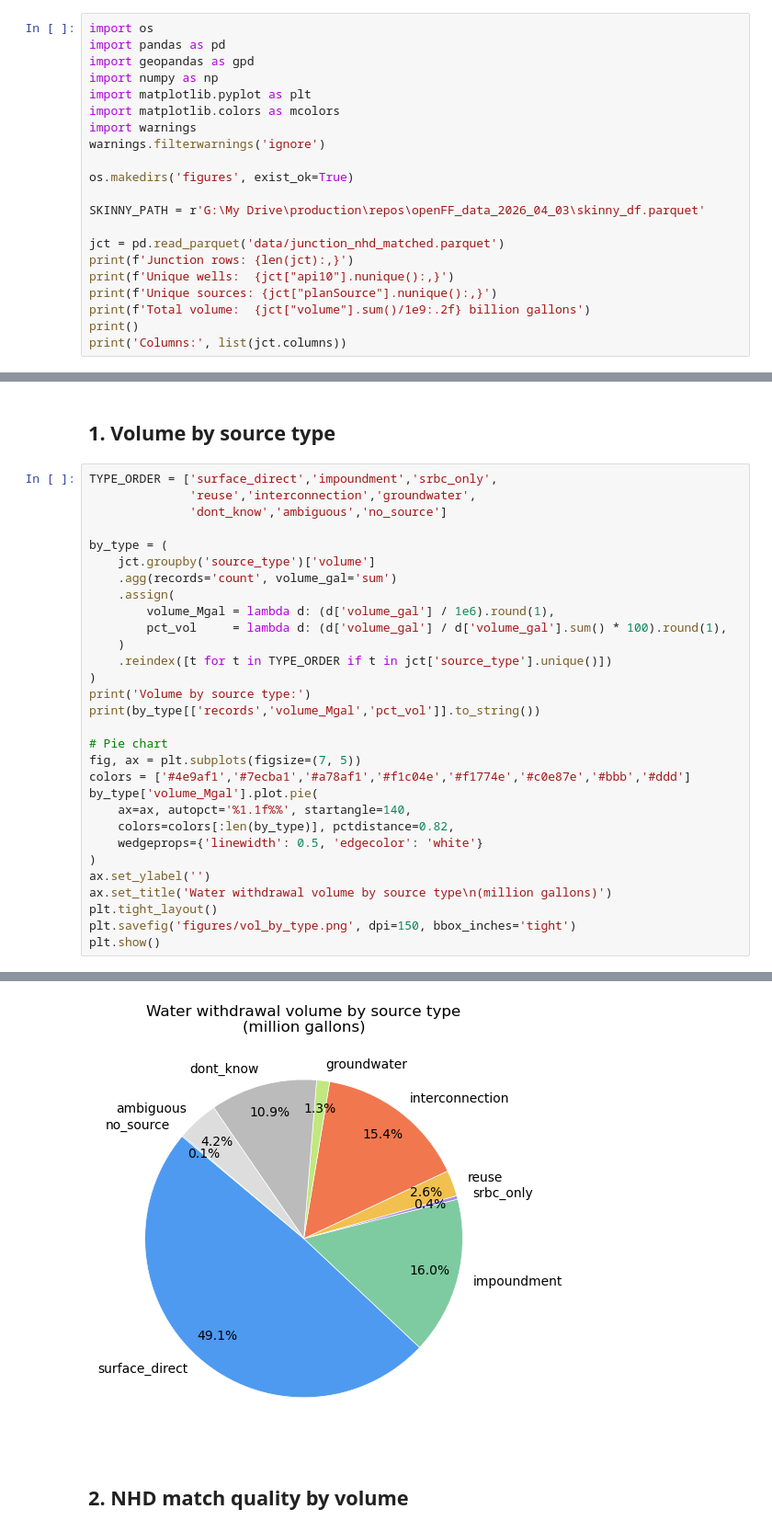
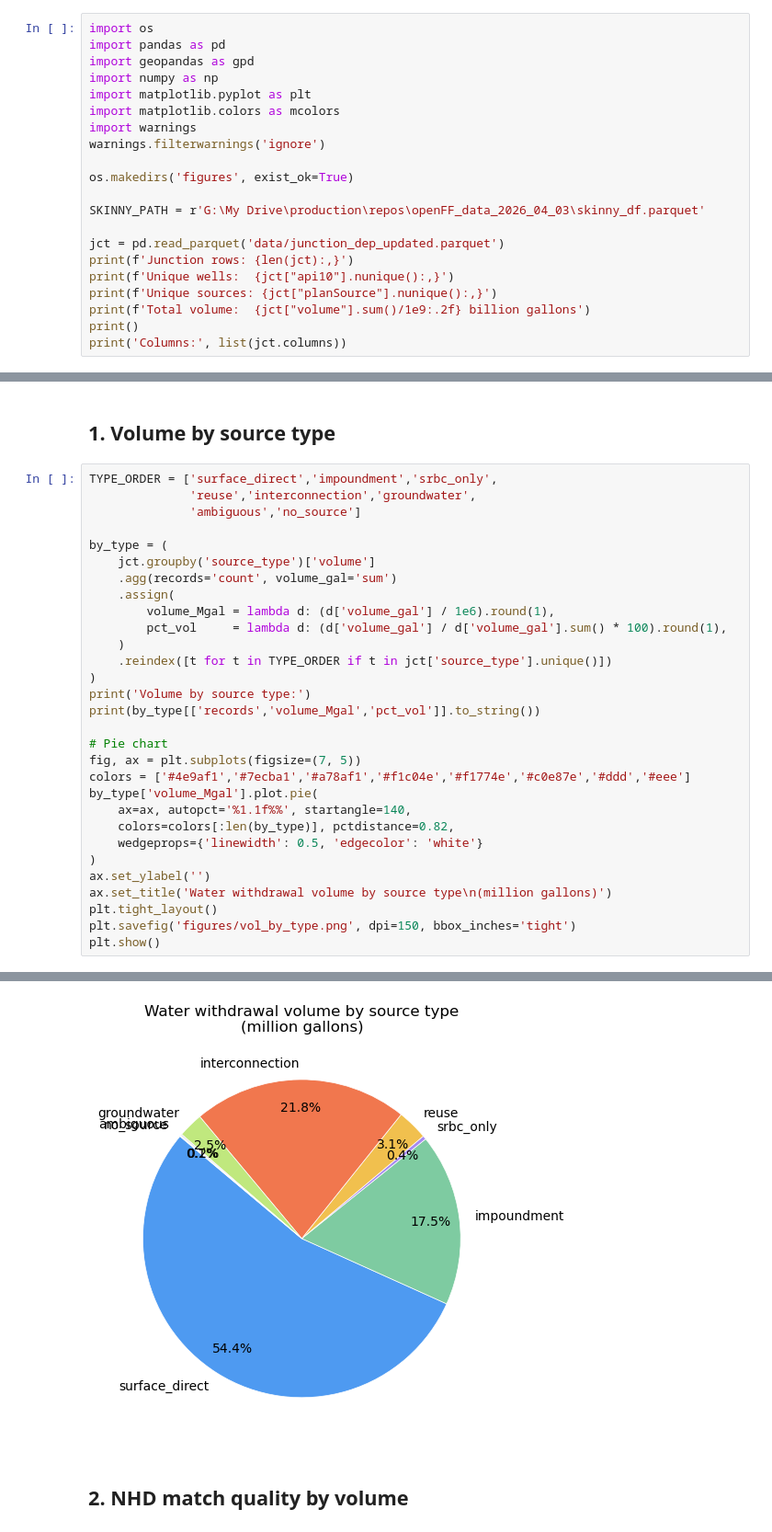
Before and after one commit to gwallison/FPW_source_classifier, a Jupyter notebook: analysis.ipynb, the cells around one changed output, grey strips where cells are left out. Shown at 92% size. Cells and saved outputs as stored; diff of their text form.

```diff
--- a/analysis.ipynb
+++ b/analysis.ipynb
@@ -16,7 +16,7 @@ os.makedirs('figures', exist_ok=True)
 
 SKINNY_PATH = r'G:\My Drive\production\repos\openFF_data_2026_04_03\skinny_df.parquet'
 
-jct = pd.read_parquet('data/junction_nhd_matched.parquet')
+jct = pd.read_parquet('data/junction_dep_updated.parquet')
 print(f'Junction rows: {len(jct):,}')
 print(f'Unique wells:  {jct["api10"].nunique():,}')
 print(f'Unique sources: {jct["planSource"].nunique():,}')
@@ -35,7 +35,7 @@ Columns: ['api10', 'operator', 'planSource', 'managementPlanId', 'volume', 'save
 # %%
 TYPE_ORDER = ['surface_direct','impoundment','srbc_only',
               'reuse','interconnection','groundwater',
-              'dont_know','ambiguous','no_source']
+              'ambiguous','no_source']
 
 by_type = (
     jct.groupby('source_type')['volume']
@@ -51,7 +51,7 @@ print(by_type[['records','volume_Mgal','pct_vol']].to_string())
 
 # Pie chart
 fig, ax = plt.subplots(figsize=(7, 5))
-colors = ['#4e9af1','#7ecba1','#a78af1','#f1c04e','#f1774e','#c0e87e','#bbb','#ddd']
+colors = ['#4e9af1','#7ecba1','#a78af1','#f1c04e','#f1774e','#c0e87e','#ddd','#eee']
 by_type['volume_Mgal'].plot.pie(
     ax=ax, autopct='%1.1f%%', startangle=140,
     colors=colors[:len(by_type)], pctdistance=0.82,
@@ -77,5 +76,5 @@ ambiguous           4586       4178.2      4.2
 no_source             17        102.9      0.1
-[figure, old version]
+[figure, new version]
 # %% [markdown]
 ## 2. NHD match quality by volume
 # %%
```
Also changed, not shown: parts of 9 cells of this notebook.
